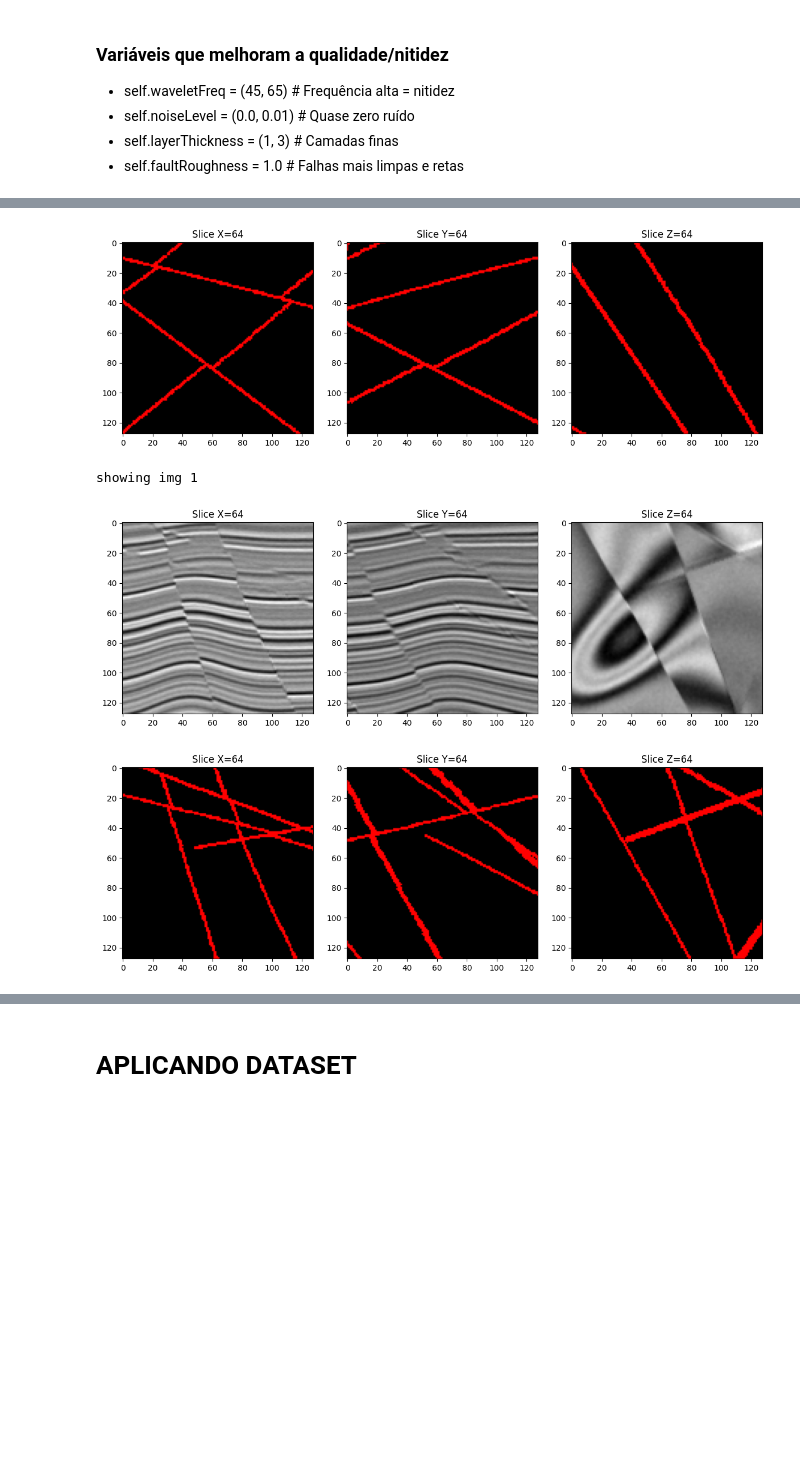
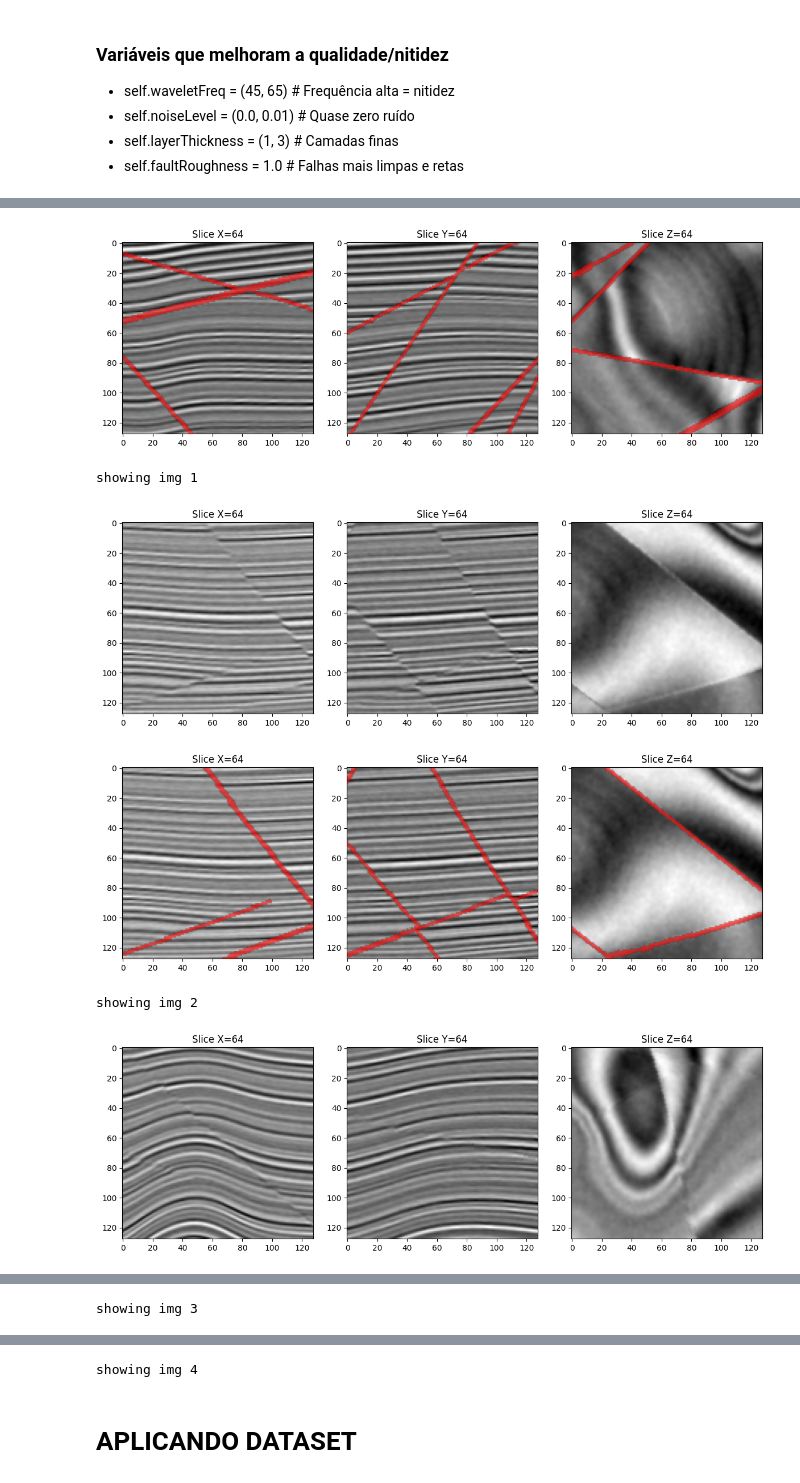
Before and after one commit to KlaussMarchi/Falhas, a Jupyter notebook: Synthetic/Generate.ipynb, the cells around one changed output, grey strips where cells are left out. Cells and saved outputs as stored; diff of their text form; code cells hidden in the pictures; blank space fills up the shorter version.

```diff
--- a/Synthetic/Generate.ipynb
+++ b/Synthetic/Generate.ipynb
@@ -9,14 +13,14 @@ from index import SyntheticGenerator
 - self.faultRoughness = 1.0      # Falhas mais limpas e retas
 # %%
 gen = SyntheticGenerator()
-gen.prepare()
+gen.print()
 
-for i in range(2):
+for i in range(10):
     print('showing img', i)
     image, mask = gen.get()
     image, mask = formatAxis(image), formatAxis(mask)
 
     showTile(image)
-    showTile(mask, mask=True)
+    showTile(image, mask)
     print('\n\n')
 # %% [output]
@@ -25,4 +45,6 @@ showing img 0
-[figure, old version]
+[figure, new version]
 showing img 1
-[figure, old version]
+[figure, new version]
-[figure, old version]
+[figure, new version]
+showing img 2
+[figure, added]
@@ -28,0 +52 @@ showing img 1
+showing img 3
@@ -29,3 +55,4 @@ showing img 1
+showing img 4
 # %% [markdown]
 # APLICANDO DATASET
 # %%
```
Also changed, not shown: parts of 3 cells of this notebook, 8 other files.
